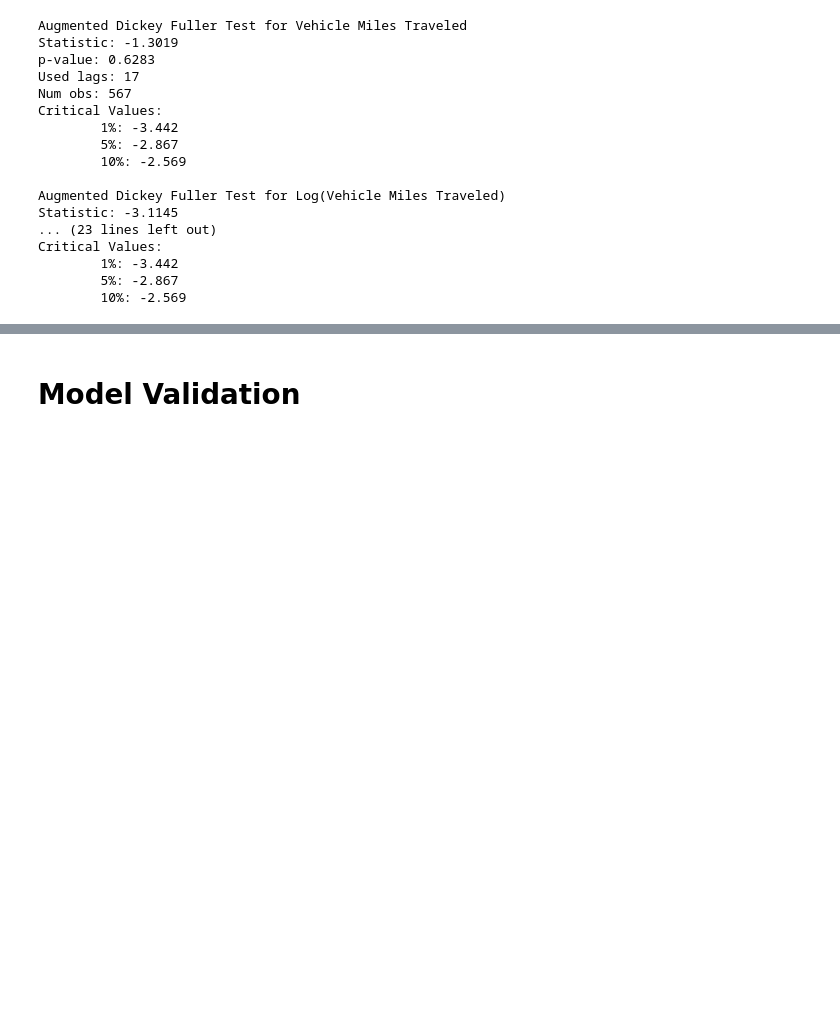
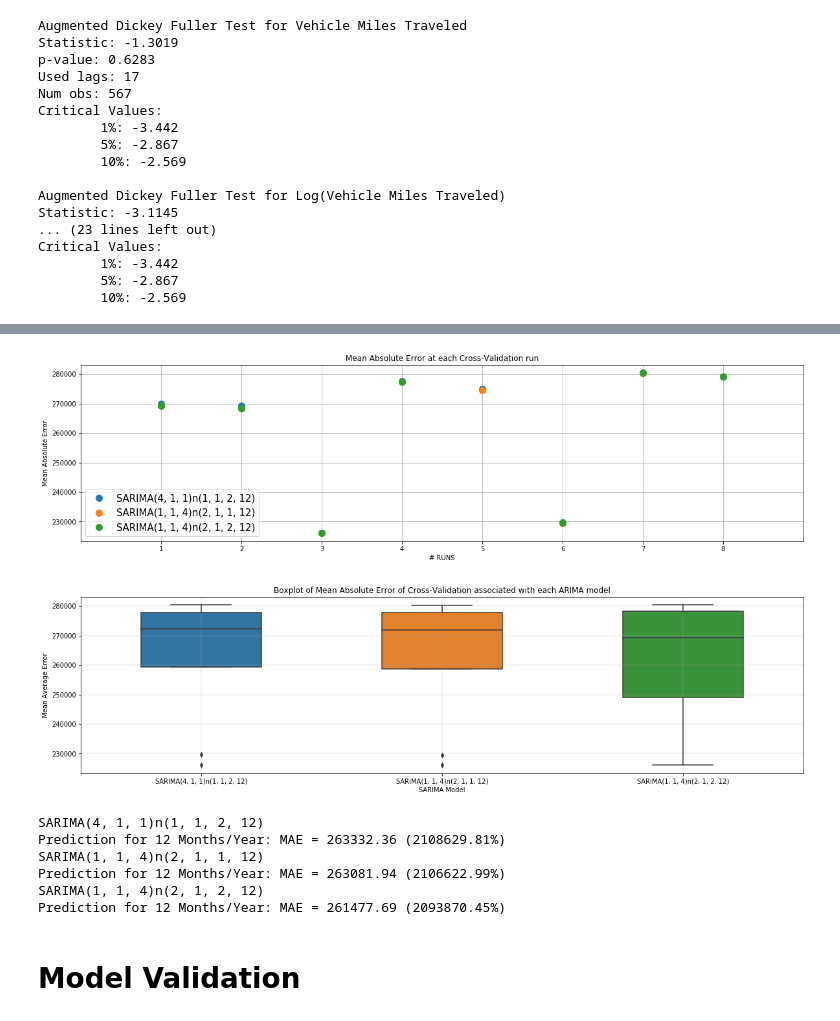
Before and after one commit to DidierRLopes/UnivariateTimeSeriesForecast, a Jupyter notebook: SARIMA.ipynb, the cells around one changed output, grey strips where cells are left out. Drawn from its saved outputs; the diff is of its cells as text; code cells hidden in the pictures; blank space fills up the shorter version.

```diff
--- a/SARIMA.ipynb
+++ b/SARIMA.ipynb
@@ -474,5 +609,0 @@ plt.ylabel(ylab);
-# %%
-for i in np.arange(len(labels)-1):
-    print(labels[i+1])
-    printMAEpred(df_test.values, dict_sarimaPred[labels[i+1]], stepsToForecast)
-    print("")
@@ -479,3 +680,58 @@ for i in np.arange(len(labels)-1):
+# %%
+PRED_IX = 3
+labels = ['SARIMA(4, 1, 1)n(1, 1, 2, 12)',
+          'SARIMA(1, 1, 4)n(2, 1, 1, 12)',
+          'SARIMA(1, 1, 4)n(2, 1, 2, 12)']
+
+
+plt.figure(figsize=(20,5));
+for model_str in labels:
+    plt.plot(dict_MAE[model_str]['conv'], [mae[PRED_IX-1] for mae in dict_MAE[model_str]['mae']], 'o', markersize=10)
+plt.legend(labels)
+plt.xlabel('# RUNS')
+plt.ylabel('Mean Absolute Error')
+plt.title('Mean Absolute Error at each Cross-Validation run')
+if (len(Xcv) > 500):
+    plt.xticks(np.arange(0, len(Xcv), 100))
+if (len(Xcv) > 250):
+    plt.xticks(np.arange(0, len(Xcv), 50))
+elif (len(Xcv) > 50):
+    plt.xticks(np.arange(0, len(Xcv), 10))
+else:
+    plt.xticks(np.arange(1,len(Xcv)+1))
+plt.xlim([0, len(Xcv)+1])
+plt.grid()
+plt.show();
+
+plt.figure(figsize=(20, 5))
+y_bp = []
+x_bp = np.empty((0))
+for model_str in labels:
+    if (len(dict_MAE[model_str]['conv'])>0):
+        maeVals = [mae[PRED_IX-1] for mae in dict_MAE[model_str]['mae']]
+        y_bp.extend(maeVals)
+        x_bp = np.append(x_bp, np.repeat(model_str, len(maeVals)))
+        df_bp = pd.DataFrame(data={'SARIMA Model': x_bp, 'Mean Average Error': y_bp})
+bplot=sns.boxplot(y='Mean Average Error', x='SARIMA Model', data=df_bp, width=0.5)
+plt.title('Boxplot of Mean Absolute Error of Cross-Validation associated with each ARIMA model');
+plt.grid(linewidth=.3)
+plt.show();
+
+for i in np.arange(len(labels)):
+    if (len(dict_MAE[labels[i]]['conv'])>0):
+        print(labels[i])
+        print('Prediction for ' + str(stepsToForecast[PRED_IX-1]) + ' ' + xlab + ': MAE = ' \
+              + str(round(np.mean([mae[PRED_IX-1] for mae in dict_MAE[labels[i]]['mae']]), 2)) \
+              + ' (' + str(round(np.mean([mape[PRED_IX-1] for mape in dict_MAE[labels[i]]['mape']]), 2)) + '%)' )
+# %% [output]
+[figure, added]
+[figure, added]
+SARIMA(4, 1, 1)n(1, 1, 2, 12)
+Prediction for 12 Months/Year: MAE = 263332.36 (2108629.81%)
+SARIMA(1, 1, 4)n(2, 1, 1, 12)
+Prediction for 12 Months/Year: MAE = 263081.94 (2106622.99%)
+SARIMA(1, 1, 4)n(2, 1, 2, 12)
+Prediction for 12 Months/Year: MAE = 261477.69 (2093870.45%)
 # %% [markdown]
 # Model Validation
 # %%
```
Also changed, not shown: parts of 45 cells of this notebook, 1 other file.
